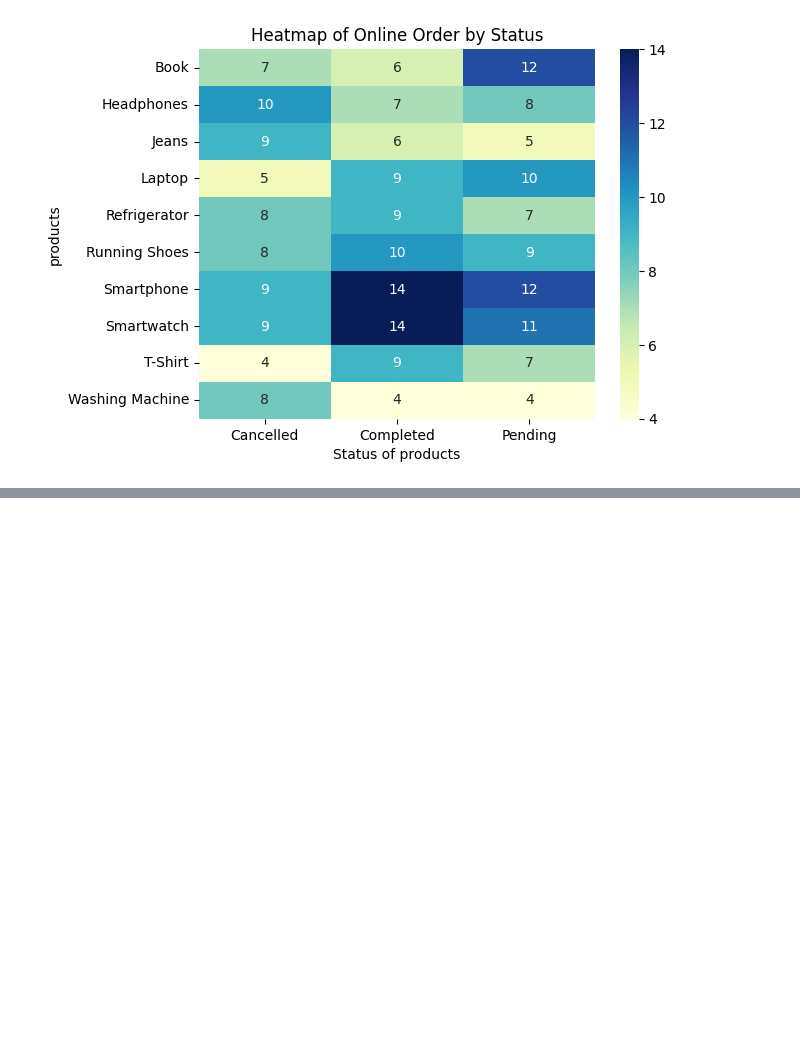
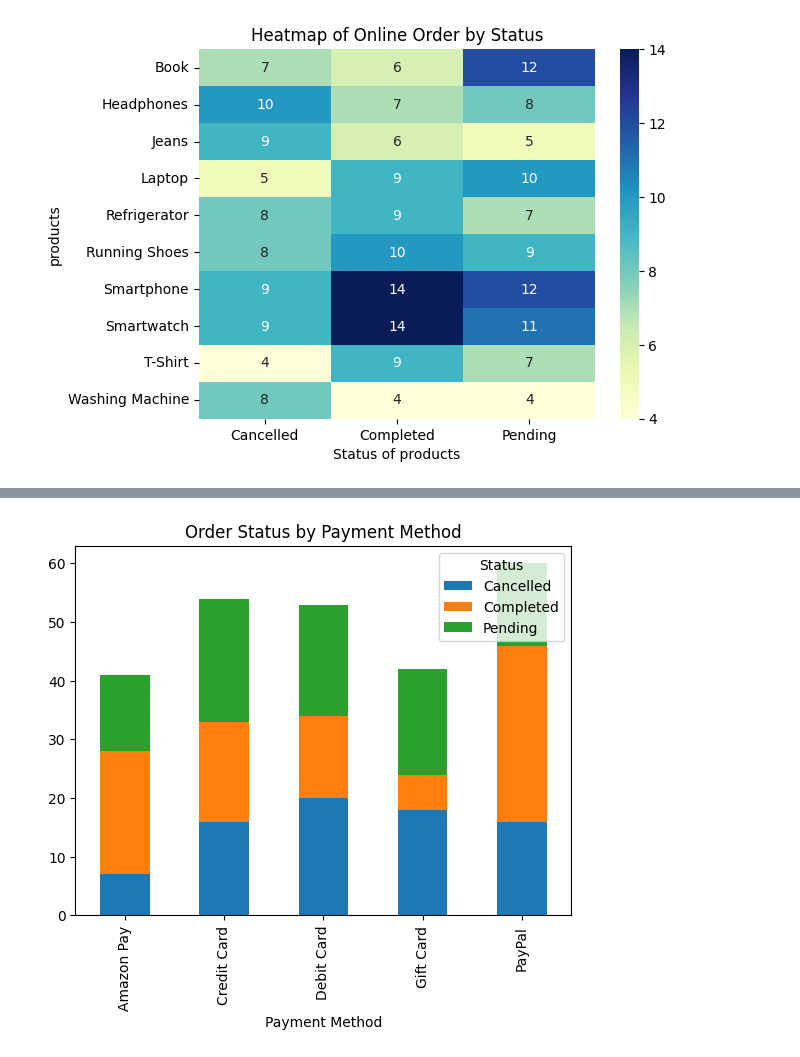
Before and after one commit to Zaid0317/Data-Analyst-Using-Python, a Jupyter notebook: amazon.ipynb, the cells around one changed output, grey strips where cells are left out. Saved outputs shown, nothing was run; the diff lists cells and outputs as text; code cells hidden in the pictures; blank space fills up the shorter version.

```diff
--- a/amazon.ipynb
+++ b/amazon.ipynb
@@ -195,0 +233,7 @@ plt.show()
+# %%
+status_payment = df.groupby(['Payment Method','Status']).size().unstack()
+status_payment.plot(kind='bar', stacked=True)
+plt.title('Order Status by Payment Method')
+plt.show()
+# %% [output]
+[figure, added]
```
Also changed, not shown: parts of 19 cells of this notebook, 22 other files.
